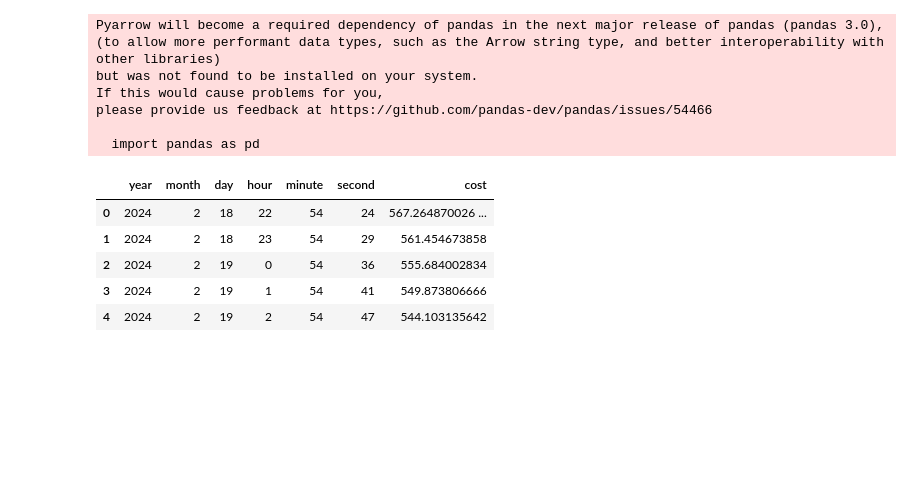
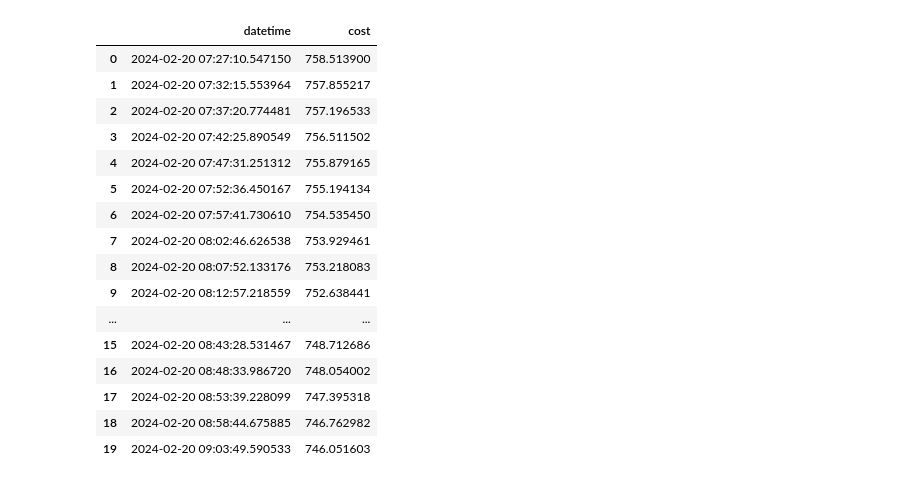
Before and after one commit to LVH-Tony/subnet_cost, a Jupyter notebook: subnet_cost_forecast.ipynb, the cells around one changed output. Drawn from its saved outputs; the diff is of its cells as text; code cells hidden in the pictures; blank space fills up the shorter version.

```diff
--- a/subnet_cost_forecast.ipynb
+++ b/subnet_cost_forecast.ipynb
@@ -1,23 +1,32 @@
 # %%
 import pandas as pd
 
 # Load the CSV file
-file_path = 'subnet_cost.csv'
-data = pd.read_csv(file_path)
+# file_path = 'subnet_cost.csv'
+# data = pd.read_csv(file_path)
+
+data = pd.read_json('cost_log.json')
+
+#rename columns
+data.columns = ['datetime', 'cost']
 
 # Display the first few rows of the dataframe to understand its structure
-data.head()
+data.head(20)
 # %% [output]
-Pyarrow will become a required dependency of pandas in the next major release of pandas (pandas 3.0),
-(to allow more performant data types, such as the Arrow string type, and better interoperability with other libraries)
-but was not found to be installed on your system.
-If this would cause problems for you,
-please provide us feedback at https://github.com/pandas-dev/pandas/issues/54466
-
-  import pandas as pd
-|  | year | month | day | hour | minute | second | cost |
-| 0 | 2024 | 2 | 18 | 22 | 54 | 24 | 567.264870026 ... |
-| 1 | 2024 | 2 | 18 | 23 | 54 | 29 | 561.454673858 |
-| 2 | 2024 | 2 | 19 | 0 | 54 | 36 | 555.684002834 |
-| 3 | 2024 | 2 | 19 | 1 | 54 | 41 | 549.873806666 |
-| 4 | 2024 | 2 | 19 | 2 | 54 | 47 | 544.103135642 |
+|  | datetime | cost |
+| 0 | 2024-02-20 07:27:10.547150 | 758.513900 |
+| 1 | 2024-02-20 07:32:15.553964 | 757.855217 |
+| 2 | 2024-02-20 07:37:20.774481 | 757.196533 |
+| 3 | 2024-02-20 07:42:25.890549 | 756.511502 |
+| 4 | 2024-02-20 07:47:31.251312 | 755.879165 |
+| 5 | 2024-02-20 07:52:36.450167 | 755.194134 |
+| 6 | 2024-02-20 07:57:41.730610 | 754.535450 |
+| 7 | 2024-02-20 08:02:46.626538 | 753.929461 |
+| 8 | 2024-02-20 08:07:52.133176 | 753.218083 |
+| 9 | 2024-02-20 08:12:57.218559 | 752.638441 |
+| ... | ... | ... |
+| 15 | 2024-02-20 08:43:28.531467 | 748.712686 |
+| 16 | 2024-02-20 08:48:33.986720 | 748.054002 |
+| 17 | 2024-02-20 08:53:39.228099 | 747.395318 |
+| 18 | 2024-02-20 08:58:44.675885 | 746.762982 |
+| 19 | 2024-02-20 09:03:49.590533 | 746.051603 |
```
Also changed, not shown: parts of 5 cells of this notebook, 2 other files.
